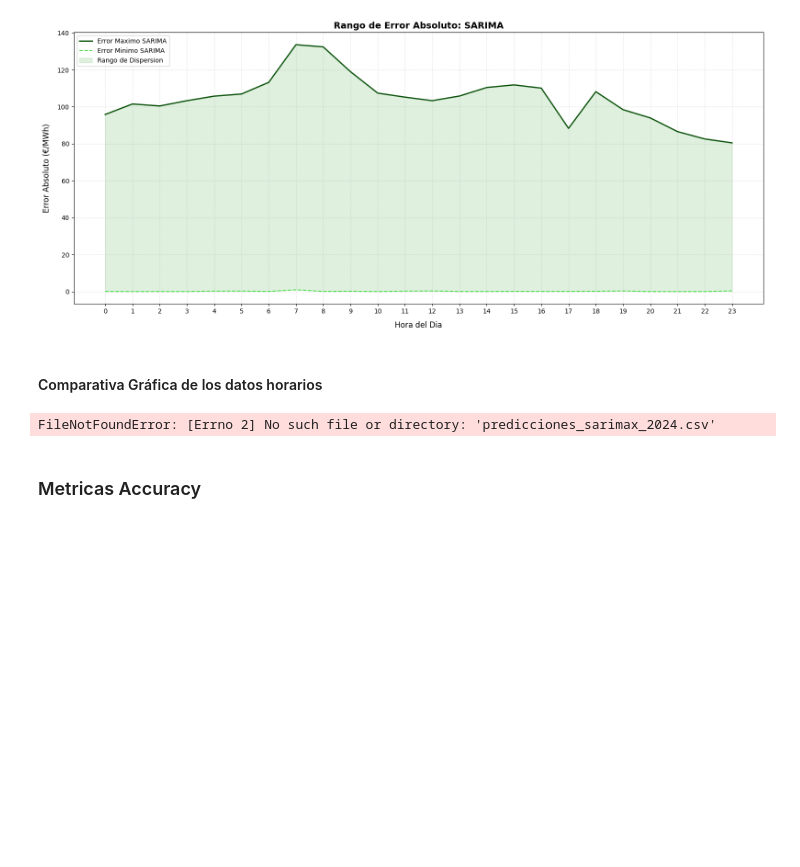
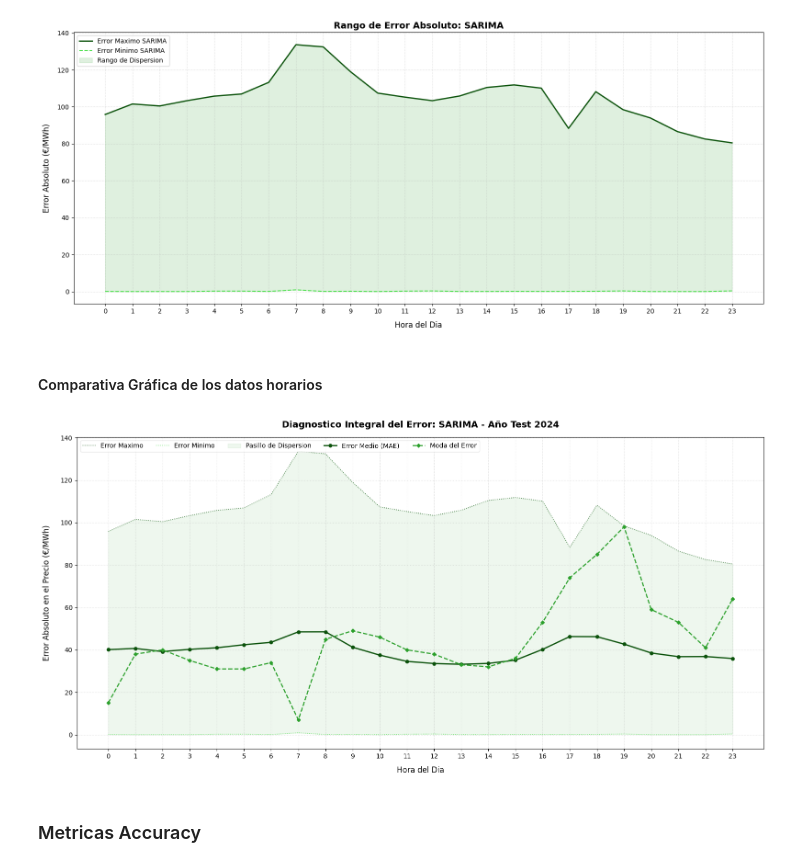
Before and after one commit to JaimeSa03/TFG_Model_Predictor, a Jupyter notebook: Experimentos/Series_Temp/SARIMA/SARIMA_predictor.ipynb, the cells around one changed output. Cells and saved outputs as stored; diff of their text form; code cells hidden in the pictures; blank space fills up the shorter version.

Commit message:
Fix: errores documentacion y graficas series temporales; Update: graficas modelos ARIMAs para memoria

```diff
--- a/Experimentos/Series_Temp/SARIMA/SARIMA_predictor.ipynb
+++ b/Experimentos/Series_Temp/SARIMA/SARIMA_predictor.ipynb
@@ -664,44 +656,44 @@ def calcular_metricas_completas(df, col_pred):
 
     return err_max, err_min, err_mean, err_mode
 
-# Calculo dinamico para SARIMAX
-max_sarimax, min_sarimax, mean_sarimax, mode_sarimax = calcular_metricas_completas(df_resultados_csv, 'Prediccion_SARIMAX')
+# Calculo dinamico para SARIMA
+max_sarima, min_sarima, mean_sarima, mode_sarima = calcular_metricas_completas(df_resultados_csv, 'Prediccion_SARIMA')
 
 horas = np.arange(24)
 
-# Creamos una grafica para SARIMAX
+# Creamos una grafica para SARIMA
 fig, ax = plt.subplots(figsize=(16, 8))
 
 # A. Dibujar el pasillo de dispersion (Maximos y Minimos)
-ax.plot(horas, max_sarimax, color='#0b520b', linestyle=':', linewidth=1.2, alpha=0.7, label='Error Maximo')
-ax.plot(horas, min_sarimax, color='#4ee04e', linestyle=':', linewidth=1.2, alpha=0.7, label='Error Minimo')
-ax.fill_between(horas, min_sarimax, max_sarimax, color='#2ca02c', alpha=0.08, label='Pasillo de Dispersion')
+ax.plot(horas, max_sarima, color='#0b520b', linestyle=':', linewidth=1.2, alpha=0.7, label='Error Maximo')
+ax.plot(horas, min_sarima, color='#4ee04e', linestyle=':', linewidth=1.2, alpha=0.7, label='Error Minimo')
+ax.fill_between(horas, min_sarima, max_sarima, color='#2ca02c', alpha=0.08, label='Pasillo de Dispersion')
 
 # B. Dibujar el Comportamiento Central (Media y Moda)
 # Media (MAE) con linea discontinua y marcadores redondos
-ax.plot(horas, mean_sarimax, color='#0b520b', linestyle='-', linewidth=2,
+ax.plot(horas, mean_sarima, color='#0b520b', linestyle='-', linewidth=2,
         marker='o', markersize=5, label='Error Medio (MAE)')
 
 # Moda con linea de guiones y marcadores de diamante
-ax.plot(horas, mode_sarimax, color='#2ca02c', linestyle='--', linewidth=1.8,
+ax.plot(horas, mode_sarima, color='#2ca02c', linestyle='--', linewidth=1.8,
         marker='D', markersize=4, label='Moda del Error')
 
 # C. Estetica y formatos
-ax.set_title('Diagnostico Integral del Error: SARIMAX - Año Test 2024', fontsize=14, fontweight='bold', pad=15)
+ax.set_title('Diagnostico Integral del Error: SARIMA - Año Test 2024', fontsize=14, fontweight='bold', pad=15)
 ax.set_xlabel('Hora del Dia', fontsize=12, labelpad=10)
 ax.set_ylabel('Error Absoluto en el Precio (€/MWh)', fontsize=12, labelpad=15)
 ax.grid(True, linestyle=':', alpha=0.5)
 ax.legend(loc='upper left', fontsize=10, ncol=5, frameon=True, facecolor='white', edgecolor='#e0e0e0')
 
 plt.xticks(horas)
 
 plt.tight_layout()
 
 # Guardado automatico
-plt.savefig('grafico_diagnostico_integral_errores_sarimax_2024.png', dpi=300)
+plt.savefig('grafico_diagnostico_integral_errores_sarima_2024.png', dpi=300)
 plt.show()
 # %% [output]
-FileNotFoundError: [Errno 2] No such file or directory: 'predicciones_sarimax_2024.csv'
+[figure, added]
 # %% [markdown]
 ### Metricas Accuracy
 # %%
```
Also changed, not shown: parts of 3 cells of this notebook, 20 other files.
